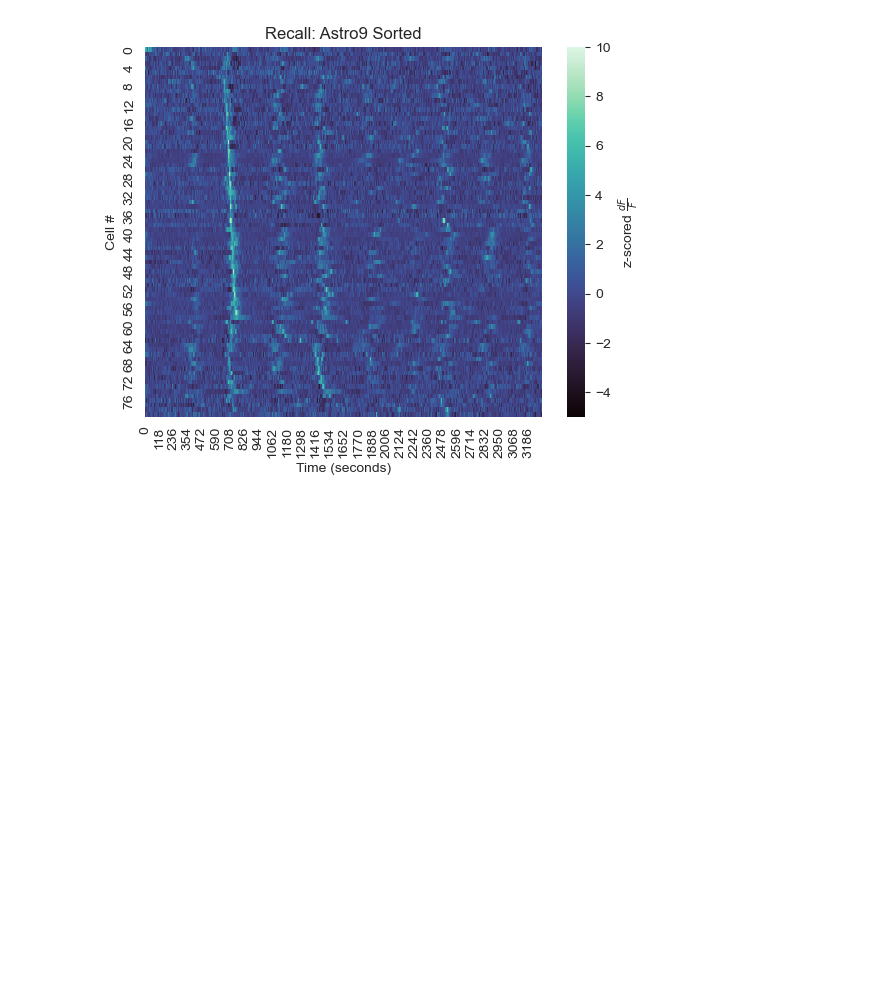
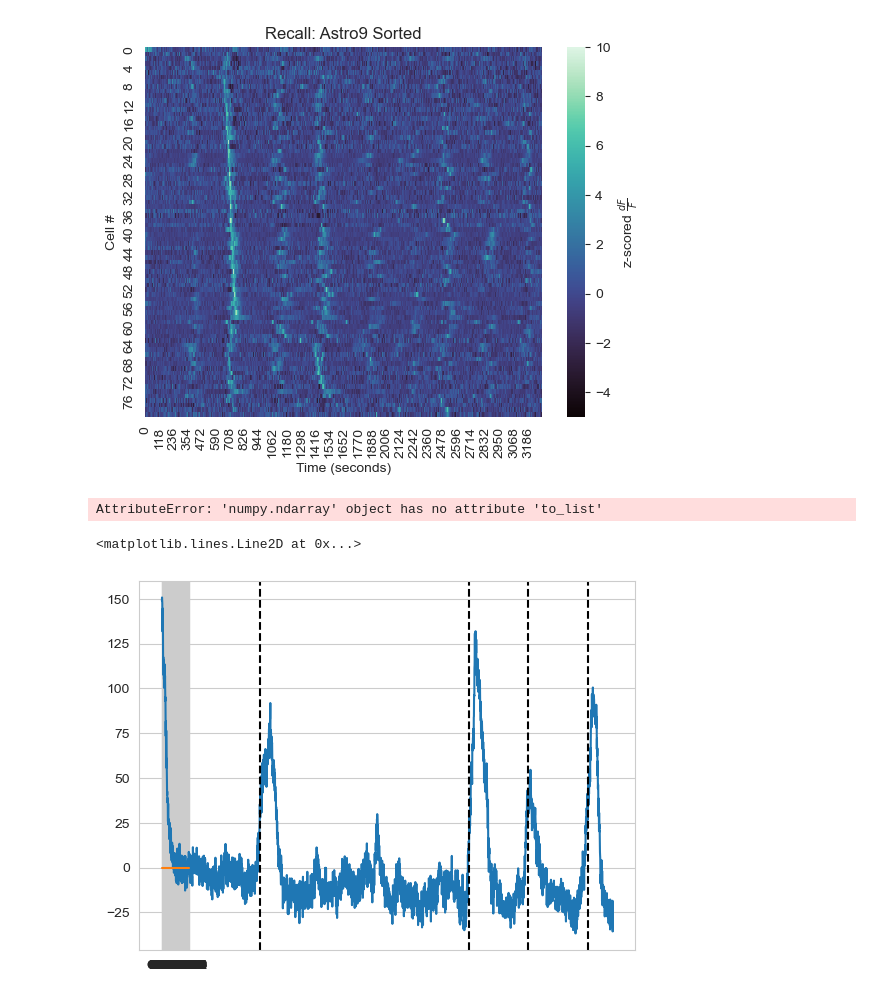
Before and after one commit to rsenne/dCA1_Paper, a Jupyter notebook: onep/Reactivated_Heatmaps.ipynb, the cells around one changed output. Cells and saved outputs as stored; diff of their text form; code cells hidden in the pictures; blank space fills up the shorter version.

```diff
--- a/onep/Reactivated_Heatmaps.ipynb
+++ b/onep/Reactivated_Heatmaps.ipynb
@@ -78,6 +78,6 @@ both_idxs
 # %%
-fc_traces = astro7fc.get_traces()
-recall_traces = astro7.get_traces() #important to use this function and not index into object.accepted traces bc 'table' is in reference to all the traces.
+fc_traces = astro_3_fc.get_traces()
+recall_traces = astro_3_recall.get_traces() #important to use this function and not index into object.accepted traces bc 'table' is in reference to all the traces.
 # %%
 fc_traces
 # %% [output]
@@ -282,0 +315,14 @@ Text(52.722222222222214, 0.5, 'Cell #')
+# %%
+times, activity_sum = detect_high_activity(fc_dfz, 15, 10)
+astro_3_fc.Timestamps[times]
+# %% [output]
+AttributeError: 'numpy.ndarray' object has no attribute 'to_list'
+# %%
+plt.plot(recall_dfz.sum(axis=0), label='Summed dF/F')
+plt.axvline(x=720, color='black', linestyle='--')
+plt.axvline(x=2250, color='black', linestyle='--')
+plt.axvline(x=2680, color='black', linestyle='--')
+plt.axvline(x=3120, color='black', linestyle='--')
+# %% [output]
+<matplotlib.lines.Line2D at 0x...>
+[figure, added]
```
Also changed, not shown: parts of 13 cells of this notebook, 21 other files.
